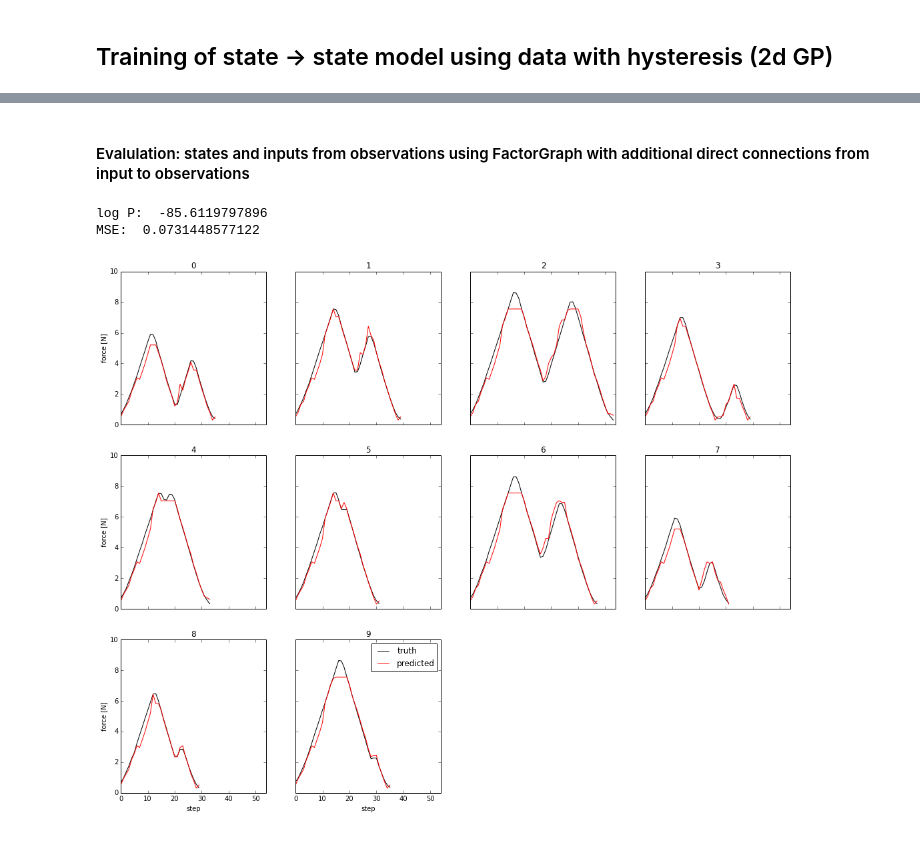
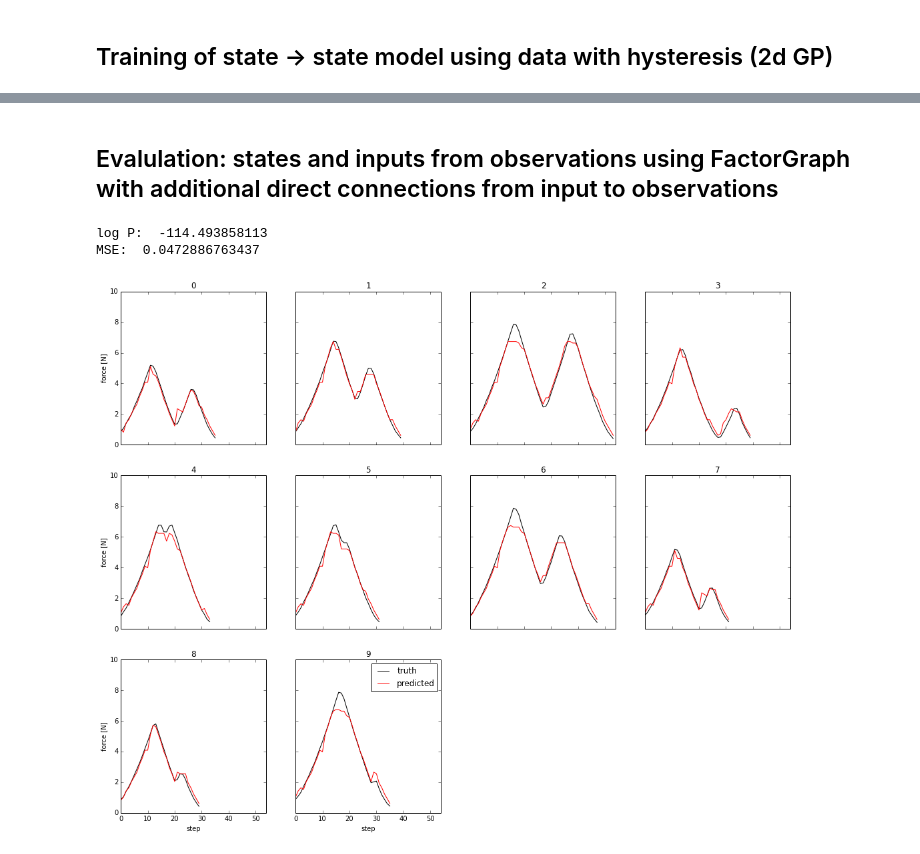
Before and after one commit to surban/ml, a Jupyter notebook: notebooks/Skin-ControlObservationChain-Factorgraph-InpToObs.ipynb, the cells around one changed output, grey strips where cells are left out. Drawn from its saved outputs; the diff is of its cells as text; code cells hidden in the pictures.

```diff
--- a/notebooks/Skin-ControlObservationChain-Factorgraph-InpToObs.ipynb
+++ b/notebooks/Skin-ControlObservationChain-Factorgraph-InpToObs.ipynb
@@ -61,17 +123,0 @@ sc = ControlObservationChain(ws_base.discrete_force_states, ws_base.discrete_for
-# %%
-# select training curves
-ws_obs_trn = ws_hysteresis_100
-n_trn_points = 10
-
-states = ws_obs_trn.discrete_force['trn']
-observations = select_features(ws_obs_trn, ws_obs_trn.skin['trn'])
-valid = ws_obs_trn.valid['trn']
-
-print "available training points: ", states.shape[1]
-if n_trn_points < states.shape[1]:
-    np.random.seed(100)
-    selector = np.random.choice(states.shape[1], n_trn_points, replace=False)
-    states = states[..., selector]
-    observations = observations[..., selector]
-    valid = valid[..., selector]
-print "used training points:      ", states.shape[1]
@@ -81,7 +124,7 @@ used training points:       10
 # %%
 # train observations -> states
-sc.train_observations(states, observations, valid,
-                      kernel=lambda: gpy.kern.rbf(n_features),
+sc.train_observations(states, observations_state, valid,
+                      kernel=lambda: gpy.kern.rbf(n_features_state),
                       optimize_restarts=10)
 print sc.gp_states_given_observations
 # %% [output]
@@ -106,7 +167,7 @@ Log-likelihood: -1.598e+01
 # %%
 # train observations -> inputs
-sc.train_inputs_given_observations(states, observations, valid,
-                                   kernel=lambda: gpy.kern.rbf(n_features),
+sc.train_inputs_given_observations(states, observations_input, valid,
+                                   kernel=lambda: gpy.kern.rbf(n_features_input),
                                    optimize_restarts=10)
 print sc.gp_inputs_given_observations
 # %% [output]
@@ -162,10 +198,10 @@ MSE:  0.0987994014082
 # %% [markdown]
 ## Training of state -> state model using data with hysteresis (2d GP)
 # %%
-ws_hys_trn = ws_hysteresis_100
+ws_hys_trn = ws_hys
 
 discrete_force = ws_hys_trn.discrete_force['trn']
-observations = select_features(ws_hys_trn, ws_hys_trn.skin['trn'])
+observations = select_features_state(ws_hys_trn, ws_hys_trn.skin['trn'])
 valid = ws_hys_trn.valid['trn']
 
 states, _ = iterate_over_samples(sc.infer_states, valid, observations)
@@ -177,4 +213,5 @@ sc.train_all_transitions(states, discrete_force, valid,
                          optimize_restarts=4)
 
 sc.check_normalization()
+print sc.gp_all_transitions
 # %% [output]
@@ -224,28 +259,29 @@ MSE:  0.0486877376747
 # %% [markdown]
-#### Evalulation: states and inputs from observations using FactorGraph with additional direct connections from input to observations
+## Evalulation: states and inputs from observations using FactorGraph with additional direct connections from input to observations
 # %%
-sc.gp_inputs_given_observations.std_adjust = 2
+sc.gp_inputs_given_observations.std_adjust = 1.5
 
 force = ws_hys_tst.force[prt]
-observations = select_features(ws_hys_tst, ws_hys_tst.skin[prt])
+observations_state = select_features_state(ws_hys_tst, ws_hys_tst.skin[prt])
+observations_input = select_features_input(ws_hys_tst, ws_hys_tst.skin[prt])
 valid = ws_hys_tst.valid[prt]
 
 p_states, p_discrete_force, p_log_p = iterate_over_samples(sc.fg_most_probable_states_and_inputs_given_observations,
-                                                           valid, observations, observations)
+                                                           valid, observations_state, observations_input)
 p_force = ws_hys_tst.from_discrete_force(p_discrete_force)
 p_internal_force = ws_hys_tst.from_discrete_force(p_states)
 print "log P: ", p_log_p[0]
 
 print "MSE: ", multistep_error(p_force, force, valid, mean_err=True)
 
 n_plot_smpls = 42
 figsize(18,14)
 ml.apps.skin.timeseries.max_force = 10
 plot_mc(valid, force, color='k', label='truth',
         ylabel="force [N]", ymax=10)
 plot_mc(valid, p_force, color='r', label='predicted')
 # %% [output]
-log P:  -85.6119797896
-MSE:  0.0731448577122
+log P:  -114.493858113
+MSE:  0.0472886763437
-[figure, old version]
+[figure, new version]
 # %% [markdown]
```
Also changed, not shown: parts of 24 cells of this notebook, 2 other files.
